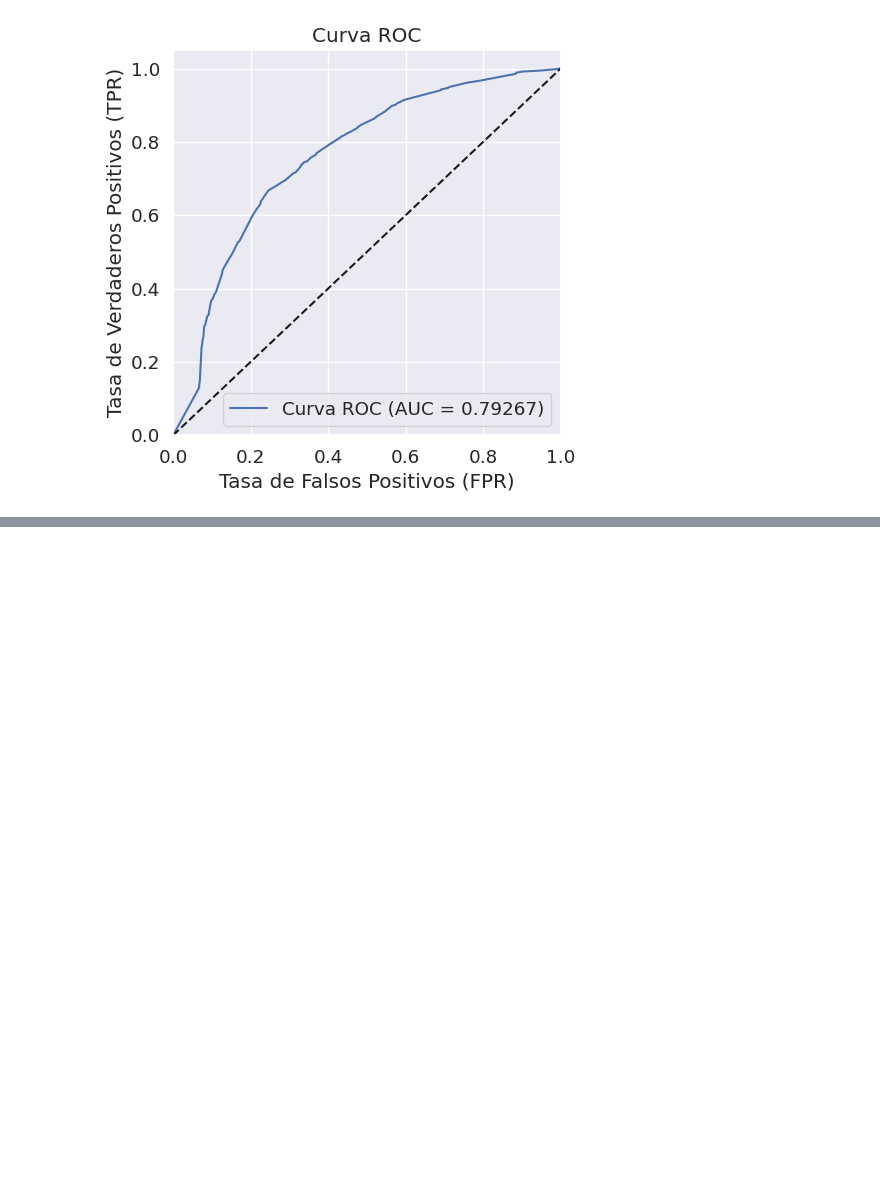
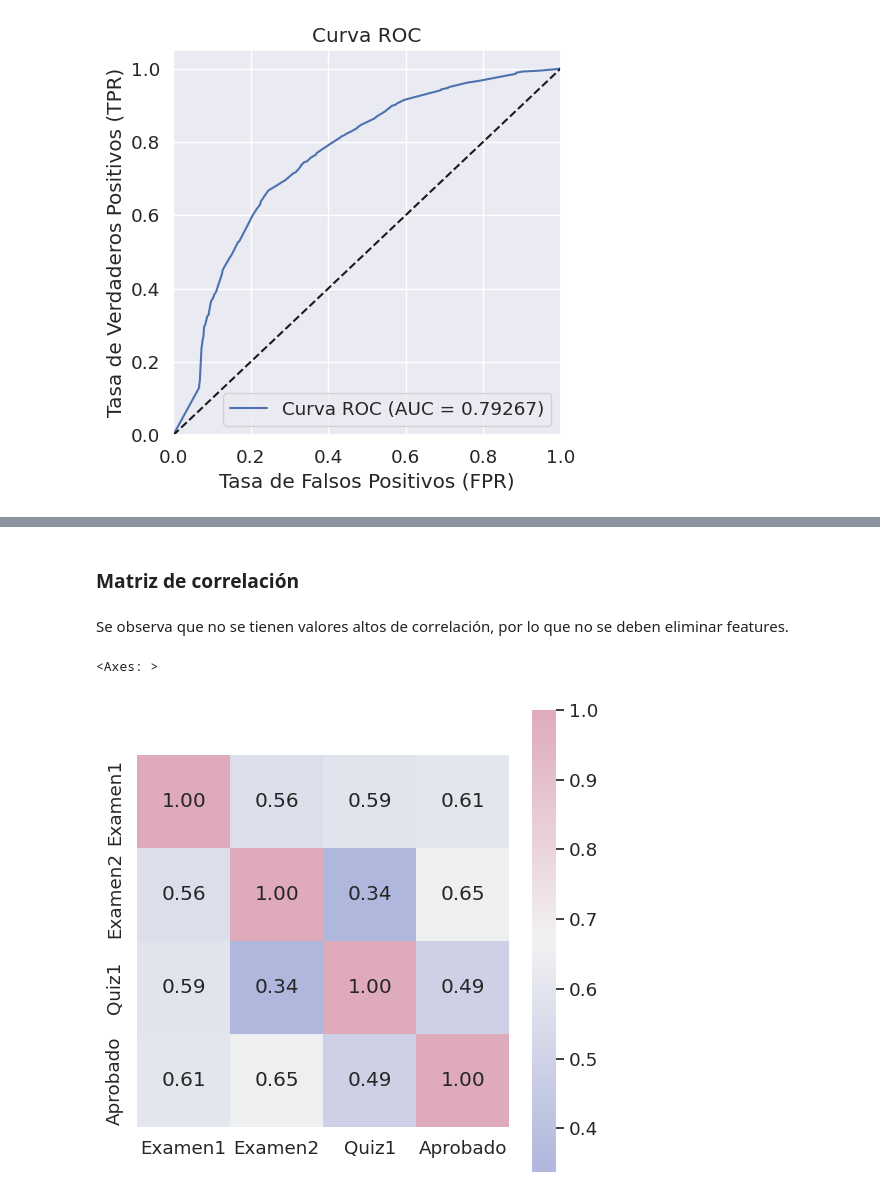
Before and after one commit to danib08/Reconocimiento-de-Patrones, a Jupyter notebook: Proyecto1.ipynb, the cells around one changed output, grey strips where cells are left out. Saved outputs shown, nothing was run; the diff lists cells and outputs as text; code cells hidden in the pictures; blank space fills up the shorter version.

```diff
--- a/Proyecto1.ipynb
+++ b/Proyecto1.ipynb
@@ -1268,0 +1396,12 @@ plt.show()
+# %% [markdown]
+### Matriz de correlación
+# %% [markdown]
+Se observa que no se tienen valores altos de correlación, por lo que no se deben eliminar features.
+# %%
+corrmat = data_ce1101.corr(numeric_only=True)
+cmap = sns.diverging_palette(260, -10, s=50, l=75, n=6, as_cmap=True)
+plt.subplots(figsize=(6,6))
+sns.heatmap(corrmat, cmap=cmap, annot=True, square=True, fmt='.2f')
+# %% [output]
+<Axes: >
+[figure, added]
```
Also changed, not shown: parts of 29 cells of this notebook.
